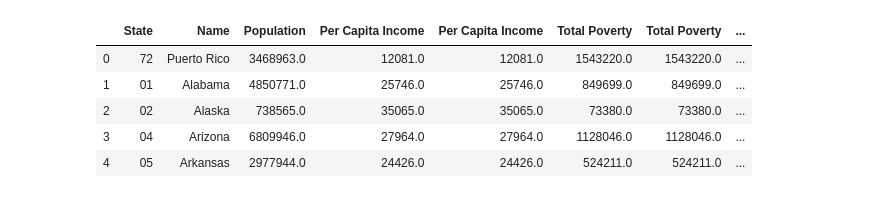
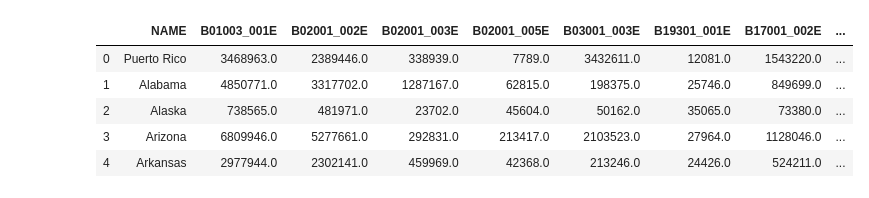
Before and after one commit to hzecena/Los_Programmers, a Jupyter notebook: Javier/Project_1.ipynb, the cells around one changed output. Drawn from its saved outputs; the diff is of its cells as text; code cells hidden in the pictures.

```diff
--- a/Javier/Project_1.ipynb
+++ b/Javier/Project_1.ipynb
@@ -12,36 +12,19 @@ c = Census(api_key, year=2017)
 gmaps.configure(api_key=gkey)
 # %%
 # Search Census data, retrive relavant information by state
-census_data = c.acs5.get(("NAME", "B01003_001E", "B19301_001E",
-                          "B17001_002E","B17001A_002E","B17001B_002E",
-                          "B17001D_002E","B17001I_002E"),{'for': 'state:*'})
+census_data = c.acs5.get(("NAME", "B01003_001E","B02001_002E",
+                          "B02001_003E","B02001_005E","B03001_003E",
+                          "B19301_001E","B17001_002E","B17001A_002E",
+                          "B17001B_002E","B17001D_002E","B17001I_002E"),
+                         {'for': 'state:*'})
 
 # Make DF
 census_df = pd.DataFrame(census_data)
-
-# Rename to make user friendly
-census_df = census_df.rename(columns={"B01003_001E": "Population",
-                                      "B19301_001E": "Per Capita Income",
-                                      "B17001_002E": "Total Poverty",
-                                      "B17001A_002E": "White Poverty",
-                                      "B17001B_002E": "Black Poverty",
-                                      "B17001D_002E": "Asian Poverty",
-                                      "B17001I_002E": "Hispanic Poverty",
-                                      "NAME": "Name",
-                                      "state": "State"})
-
-# Rearrange DF
-census_df = census_df[["State", "Name","Population", "Per Capita Income",
-                       "Per Capita Income", "Total Poverty", "Total Poverty",
-                       "White Poverty", "Black Poverty", "Asian Poverty",
-                       "Hispanic Poverty"]]
-
-# See my data
 census_df.head()
 # %% [output]
-|  | State | Name | Population | Per Capita Income | Per Capita Income | Total Poverty | Total Poverty | ... |
-| 0 | 72 | Puerto Rico | 3468963.0 | 12081.0 | 12081.0 | 1543220.0 | 1543220.0 | ... |
-| 1 | 01 | Alabama | 4850771.0 | 25746.0 | 25746.0 | 849699.0 | 849699.0 | ... |
-| 2 | 02 | Alaska | 738565.0 | 35065.0 | 35065.0 | 73380.0 | 73380.0 | ... |
-| 3 | 04 | Arizona | 6809946.0 | 27964.0 | 27964.0 | 1128046.0 | 1128046.0 | ... |
-| 4 | 05 | Arkansas | 2977944.0 | 24426.0 | 24426.0 | 524211.0 | 524211.0 | ... |
+|  | NAME | B01003_001E | B02001_002E | B02001_003E | B02001_005E | B03001_003E | B19301_001E | B17001_002E | ... |
+| 0 | Puerto Rico | 3468963.0 | 2389446.0 | 338939.0 | 7789.0 | 3432611.0 | 12081.0 | 1543220.0 | ... |
+| 1 | Alabama | 4850771.0 | 3317702.0 | 1287167.0 | 62815.0 | 198375.0 | 25746.0 | 849699.0 | ... |
+| 2 | Alaska | 738565.0 | 481971.0 | 23702.0 | 45604.0 | 50162.0 | 35065.0 | 73380.0 | ... |
+| 3 | Arizona | 6809946.0 | 5277661.0 | 292831.0 | 213417.0 | 2103523.0 | 27964.0 | 1128046.0 | ... |
+| 4 | Arkansas | 2977944.0 | 2302141.0 | 459969.0 | 42368.0 | 213246.0 | 24426.0 | 524211.0 | ... |
```
Also changed, not shown: parts of 6 cells of this notebook.
